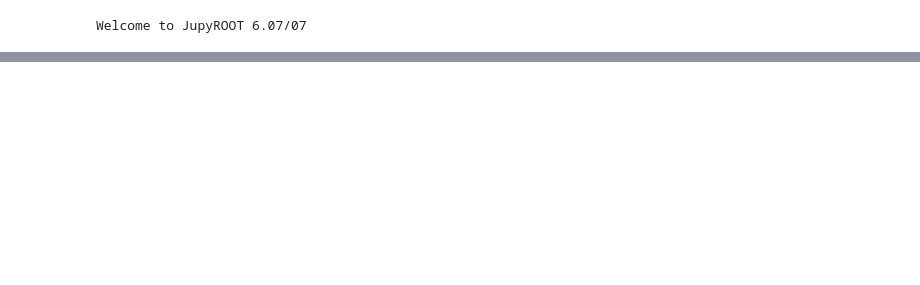
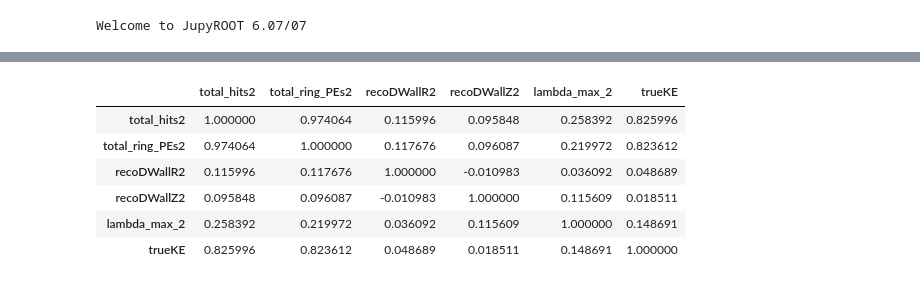
Before and after one commit to fmuheim/hyperk, a Jupyter notebook: reco/xgboost_regression_energy_reco.ipynb, the cells around one changed output, grey strips where cells are left out. Drawn from its saved outputs; the diff is of its cells as text; code cells hidden in the pictures; blank space fills up the shorter version.

```diff
--- a/reco/xgboost_regression_energy_reco.ipynb
+++ b/reco/xgboost_regression_energy_reco.ipynb
@@ -11,0 +42,10 @@ Welcome to JupyROOT 6.07/07
+# %%
+corr
+# %% [output]
+|  | total_hits2 | total_ring_PEs2 | recoDWallR2 | recoDWallZ2 | lambda_max_2 | trueKE |
+| total_hits2 | 1.000000 | 0.974064 | 0.115996 | 0.095848 | 0.258392 | 0.825996 |
+| total_ring_PEs2 | 0.974064 | 1.000000 | 0.117676 | 0.096087 | 0.219972 | 0.823612 |
+| recoDWallR2 | 0.115996 | 0.117676 | 1.000000 | -0.010983 | 0.036092 | 0.048689 |
+| recoDWallZ2 | 0.095848 | 0.096087 | -0.010983 | 1.000000 | 0.115609 | 0.018511 |
+| lambda_max_2 | 0.258392 | 0.219972 | 0.036092 | 0.115609 | 1.000000 | 0.148691 |
+| trueKE | 0.825996 | 0.823612 | 0.048689 | 0.018511 | 0.148691 | 1.000000 |
```
Also changed, not shown: parts of 31 cells of this notebook, 1 other file.
